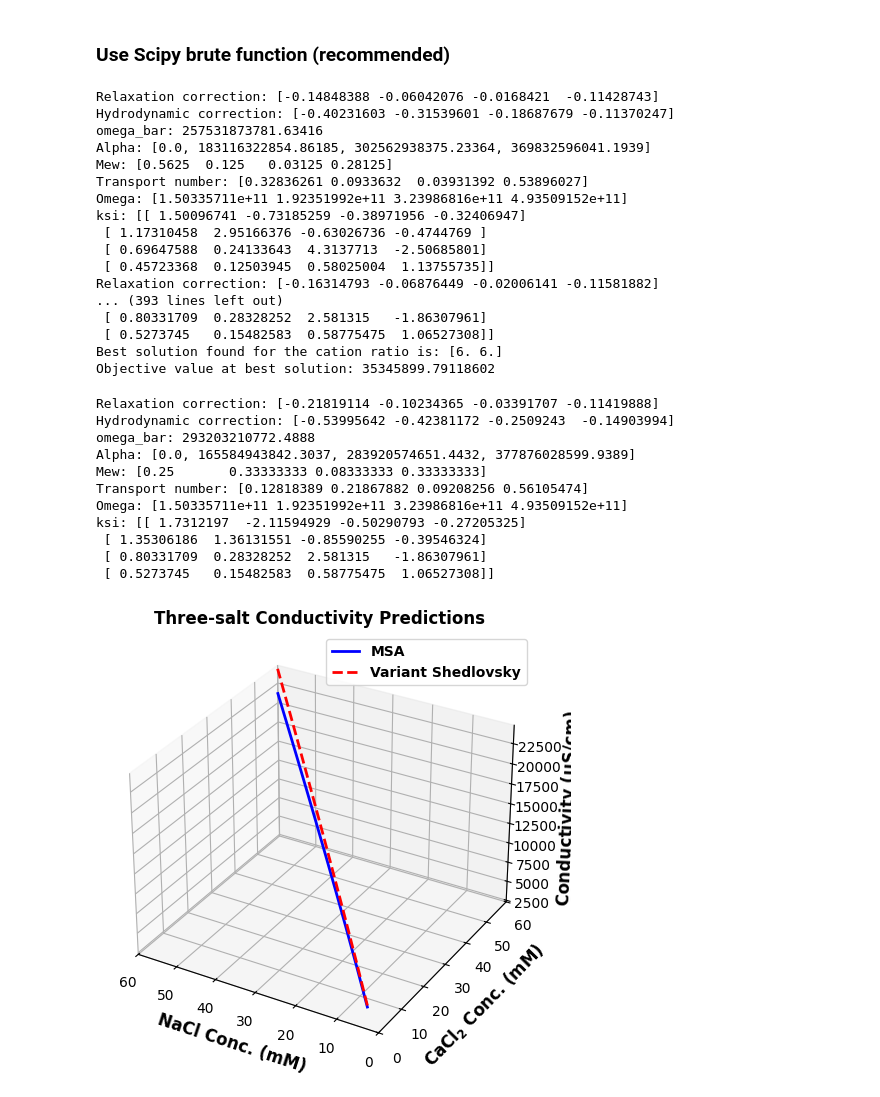
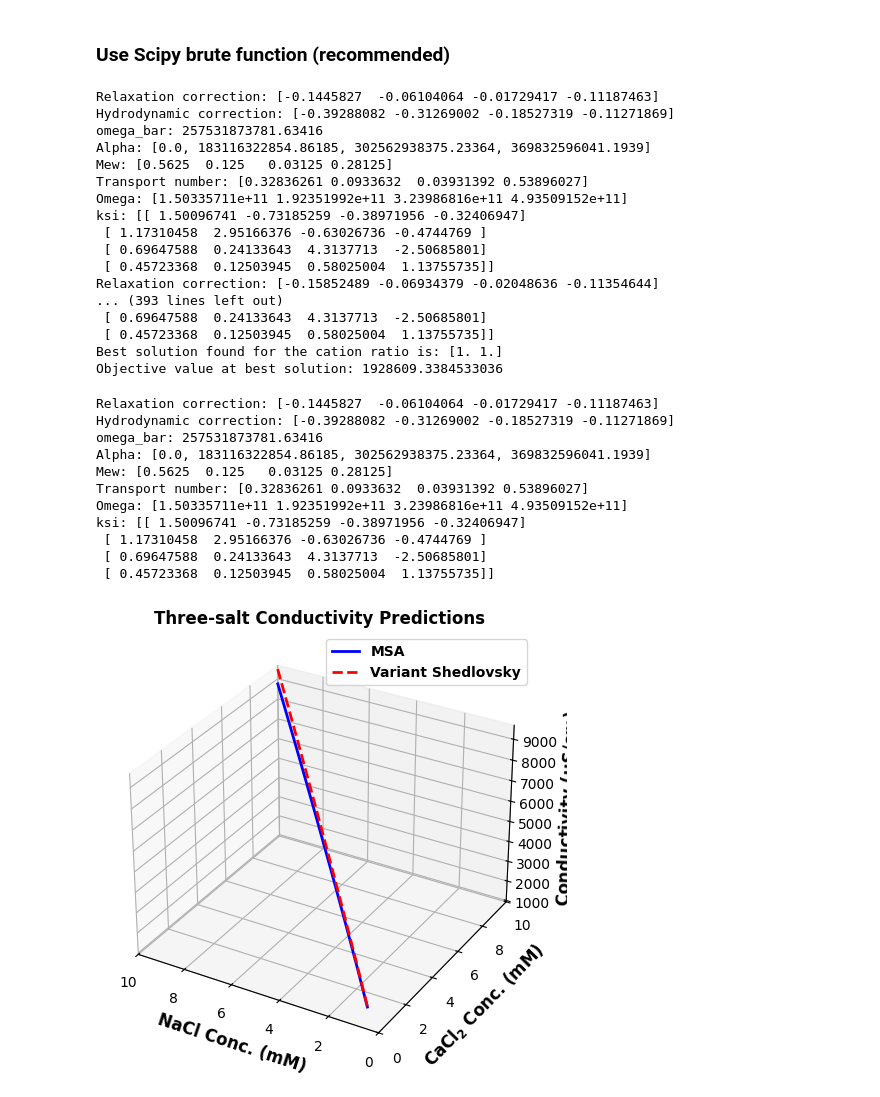
Before and after one commit to dowlinglab/salts-conductivity-modelling, a Jupyter notebook: Three-salt-experiments.ipynb, the cells around one changed output. Cells and saved outputs as stored; diff of their text form; code cells hidden in the pictures.

```diff
--- a/Three-salt-experiments.ipynb
+++ b/Three-salt-experiments.ipynb
@@ -62,7 +62,7 @@ distance = 9 * 10**(-6)
 # hard sphere diameters in m
 sigma_Cl = 2 * 181 * 10**(-12)
 sigma_Ca = 2 * 100 * 10**(-12)
-sigma_La = 2 * 103.2 * 10**(-12)
+sigma_La = 2 * 118 * 10**(-12)
 sigma_Na = 2 * 102 * 10**(-12)
 diameter = [sigma_La, sigma_Ca, sigma_Na, sigma_Cl]
 
@@ -264,7 +264,7 @@ def SSE(cation_ratio):
     # calculate the sum of squared errors between the variant Shedlovsky and MSA transport models
     sse = sum((msa_cond[i] - variant_shed_cond[i])**2 for i in range(ndata))
 
-    return -sse
+    return sse
 # %% [markdown]
 ### Try Scipy minimize function
 # %%
@@ -310,14 +310,14 @@ ranges = (slice(1, 7, 1), slice(1, 7, 1))
 opt_cation_ratio_int = brute(SSE, ranges=ranges, finish=None)
 
 # get the sse value at the optimal cation ratio
-opt_sse_int = -SSE(opt_cation_ratio_int)
+opt_sse_int = SSE(opt_cation_ratio_int)
 
 # Output
 print("Best solution found for the cation ratio is:", opt_cation_ratio_int)
 print("Objective value at best solution:", opt_sse_int)
 # %% [output]
-Relaxation correction: [-0.14848388 -0.06042076 -0.0168421  -0.11428743]
-Hydrodynamic correction: [-0.40231603 -0.31539601 -0.18687679 -0.11370247]
+Relaxation correction: [-0.1445827  -0.06104064 -0.01729417 -0.11187463]
+Hydrodynamic correction: [-0.39288082 -0.31269002 -0.18527319 -0.11271869]
 omega_bar: 257531873781.63416
 Alpha: [0.0, 183116322854.86185, 302562938375.23364, 369832596041.1939]
 Mew: [0.5625  0.125   0.03125 0.28125]
@@ -327,12 +327,12 @@ ksi: [[ 1.50096741 -0.73185259 -0.38971956 -0.32406947]
  [ 1.17310458  2.95166376 -0.63026736 -0.4744769 ]
  [ 0.69647588  0.24133643  4.3137713  -2.50685801]
  [ 0.45723368  0.12503945  0.58025004  1.13755735]]
-Relaxation correction: [-0.16314793 -0.06876449 -0.02006141 -0.11581882]
+Relaxation correction: [-0.15852489 -0.06934379 -0.02048636 -0.11354644]
 ... (393 lines left out)
- [ 0.80331709  0.28328252  2.581315   -1.86307961]
- [ 0.5273745   0.15482583  0.58775475  1.06527308]]
-Best solution found for the cation ratio is: [6. 6.]
-Objective value at best solution: 35345899.79118602
+ [ 0.69647588  0.24133643  4.3137713  -2.50685801]
+ [ 0.45723368  0.12503945  0.58025004  1.13755735]]
+Best solution found for the cation ratio is: [1. 1.]
+Objective value at best solution: 1928609.3384533036
 # %%
 # evaluate the salts concentration in mM using the cation ratio
 conc_NaCl = [opt_cation_ratio_int[0]*NaCl_conc_raw[i] for i in range(ndata)]
@@ -357,49 +357,49 @@ variant_shed_cond = [variant_shed_cond_NaCl[i] + variant_shed_cond_CaCl2[i] + va
 # calculate the bulk conductivity using the MSA transport model
 msa_cond = cd.msa_transport(valency, diameter, diffusion_coeff, temp, eta_msa, epsilon, lambda_0_La_Ca_Na_Cl, LaCl3_conc_raw, conc_CaCl2, conc_NaCl)
 # %% [output]
-Relaxation correction: [-0.21819114 -0.10234365 -0.03391707 -0.11419888]
-Hydrodynamic correction: [-0.53995642 -0.42381172 -0.2509243  -0.14903994]
-omega_bar: 293203210772.4888
-Alpha: [0.0, 165584943842.3037, 283920574651.4432, 377876028599.9389]
-Mew: [0.25       0.33333333 0.08333333 0.33333333]
-Transport number: [0.12818389 0.21867882 0.09208256 0.56105474]
+Relaxation correction: [-0.1445827  -0.06104064 -0.01729417 -0.11187463]
+Hydrodynamic correction: [-0.39288082 -0.31269002 -0.18527319 -0.11271869]
+omega_bar: 257531873781.63416
+Alpha: [0.0, 183116322854.86185, 302562938375.23364, 369832596041.1939]
+Mew: [0.5625  0.125   0.03125 0.28125]
+Transport number: [0.32836261 0.0933632  0.03931392 0.53896027]
 Omega: [1.50335711e+11 1.92351992e+11 3.23986816e+11 4.93509152e+11]
-ksi: [[ 1.7312197  -2.11594929 -0.50290793 -0.27205325]
- [ 1.35306186  1.36131551 -0.85590255 -0.39546324]
- [ 0.80331709  0.28328252  2.581315   -1.86307961]
- [ 0.5273745   0.15482583  0.58775475  1.06527308]]
+ksi: [[ 1.50096741 -0.73185259 -0.38971956 -0.32406947]
+ [ 1.17310458  2.95166376 -0.63026736 -0.4744769 ]
+ [ 0.69647588  0.24133643  4.3137713  -2.50685801]
+ [ 0.45723368  0.12503945  0.58025004  1.13755735]]
 # %%
 fig = plt.figure()
 ax = fig.add_subplot(111, projection='3d')
 
 NaCl = np.array(conc_NaCl)
 CaCl2 = np.array(conc_CaCl2)
 LaCl3 = np.array(LaCl3_conc_raw)
 
 # Plot lines for MSA conductivity
 ax.plot3D(NaCl, CaCl2, msa_cond, color='blue', linewidth=2, label='MSA')
 
 # Plot lines for Shedlovsky conductivity with different style
 ax.plot3D(NaCl, CaCl2, variant_shed_cond, color='red', linestyle='--', linewidth=2, label='Variant Shedlovsky')
 
-# ax.set_xlim(10, 0)
-# ax.set_ylim(0, 10)
-ax.set_xlim(60, 0)
-ax.set_ylim(0, 60)
+ax.set_xlim(10, 0)
+ax.set_ylim(0, 10)
+# ax.set_xlim(60, 0)
+# ax.set_ylim(0, 60)
 
 ax.tick_params(axis='x', labelsize=10)
 ax.tick_params(axis='y', labelsize=10)
 ax.tick_params(axis='z', labelsize=10)
 ax.tick_params(direction="in",top=True, right=True)
 
 ax.set_title('Three-salt Conductivity Predictions', fontsize=12,fontweight='bold')
 ax.set_xlabel("NaCl Conc. (mM)", fontsize=12,fontweight='bold', labelpad=5)
 ax.set_ylabel("CaC$\mathbf{l_2}$ Conc. (mM)", fontsize=12,fontweight='bold', labelpad=5)
 ax.set_zlabel("Conductivity ($\mathbf{\mu}$S/cm)", fontsize=12,fontweight='bold', labelpad=5)
 ax.legend(prop={"weight":"bold"})
 plt.tight_layout()
-# plt.savefig(".\Three_salts\msa_shed_case_min.png")
-plt.savefig(".\Three_salts\msa_shed_case_max.png")
+plt.savefig(".\Three_salts\msa_shed_case_min.png")
+# plt.savefig(".\Three_salts\msa_shed_case_max.png")
 plt.show()
 # %% [output]
-[figure, old version]
+[figure, new version]
```
Also changed, not shown: parts of 4 cells of this notebook, 18 other files.
